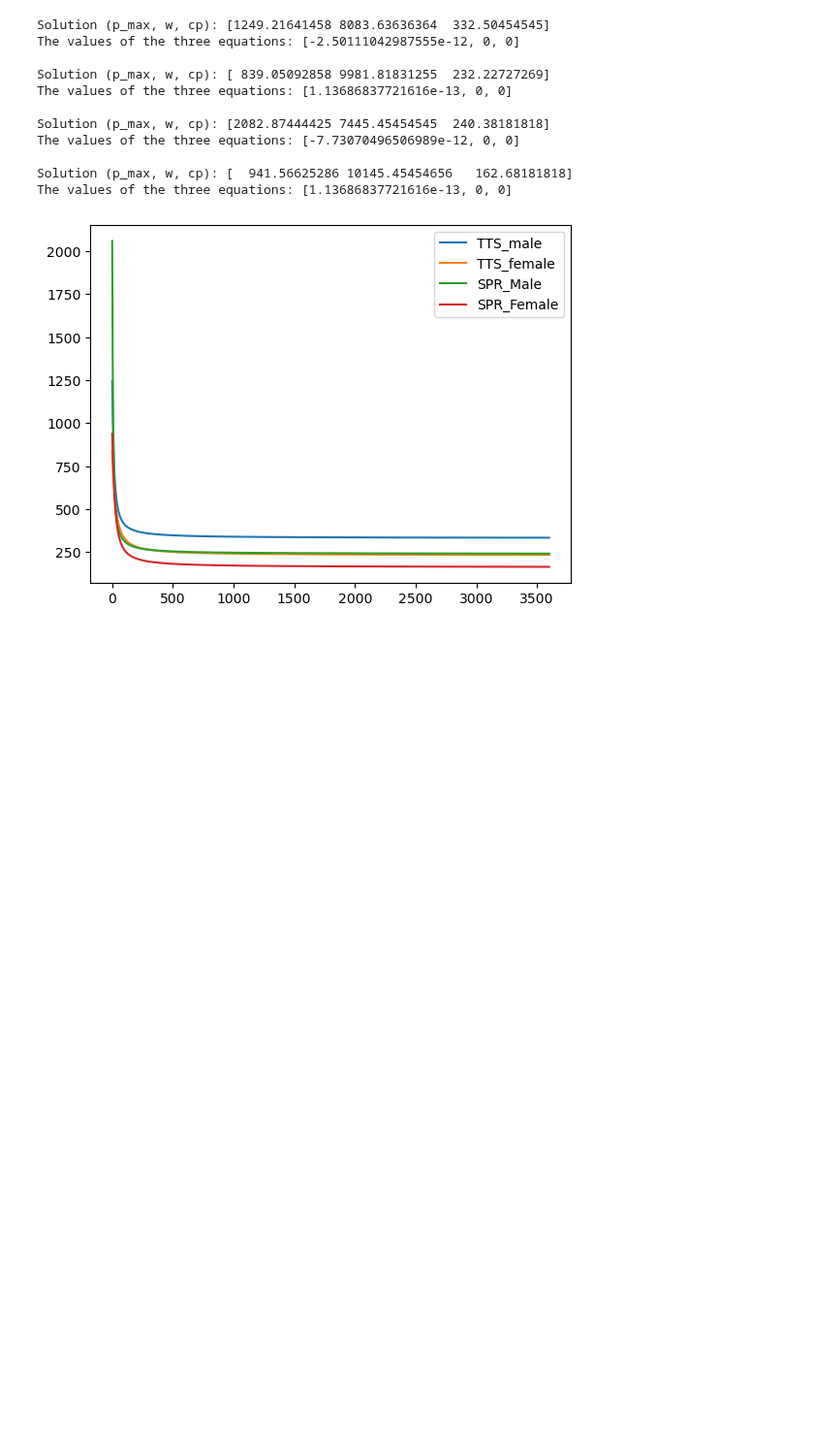
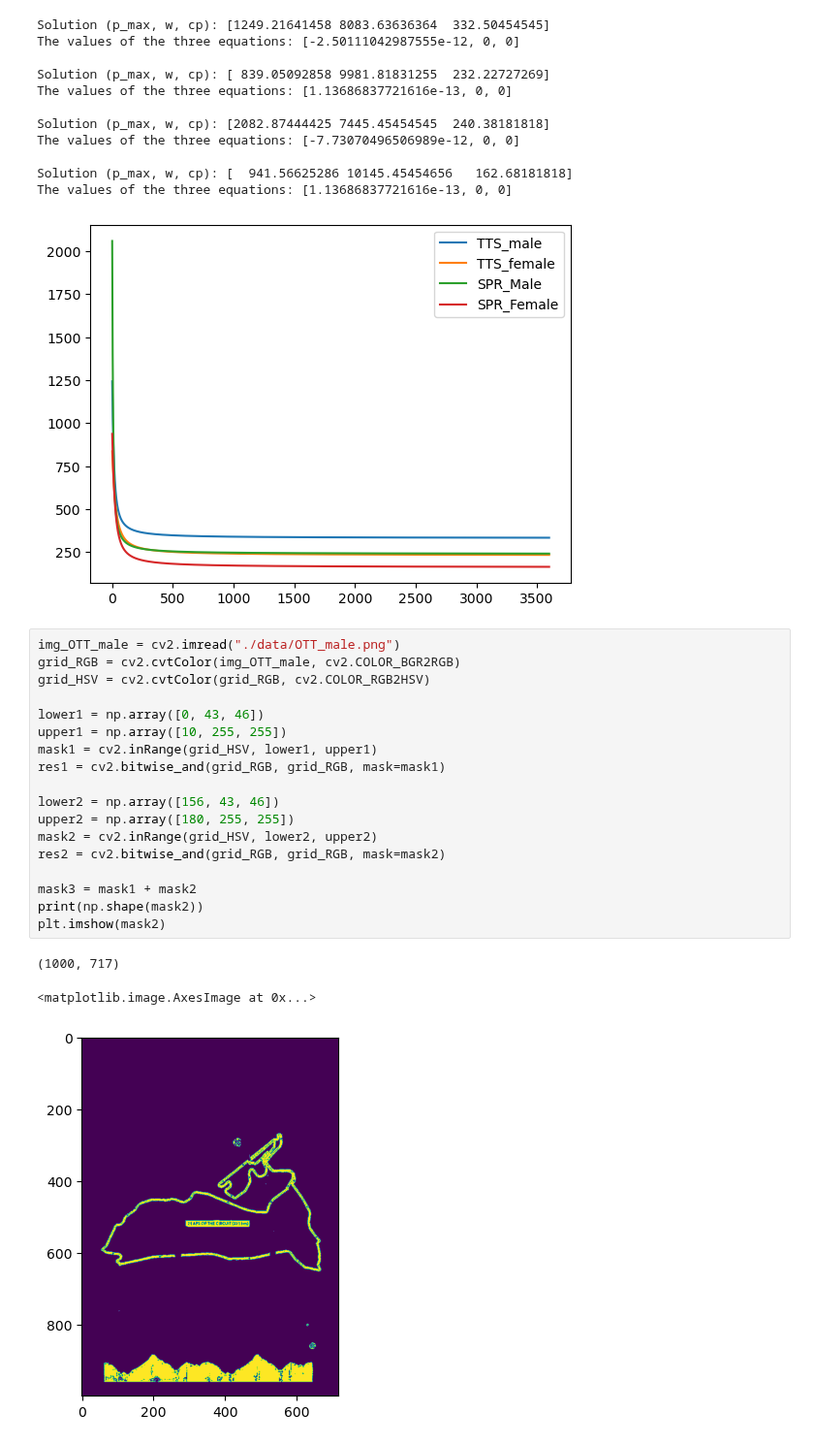
Before and after one commit to SILENT-GUO/MCM_works, a Jupyter notebook: 2022TaskA/Task1.ipynb, the cells around one changed output. Shown at 97% size. Saved outputs shown, nothing was run; the diff lists cells and outputs as text; blank space fills up the shorter version.

```diff
--- a/2022TaskA/Task1.ipynb
+++ b/2022TaskA/Task1.ipynb
@@ -74,3 +79,25 @@ The values of the three equations: [-7.73070496506989e-12, 0, 0]
 Solution (p_max, w, cp): [  941.56625286 10145.45454656   162.68181818]
 The values of the three equations: [1.13686837721616e-13, 0, 0]
 [figure]
+# %%
+img_OTT_male = cv2.imread("./data/OTT_male.png")
+grid_RGB = cv2.cvtColor(img_OTT_male, cv2.COLOR_BGR2RGB)
+grid_HSV = cv2.cvtColor(grid_RGB, cv2.COLOR_RGB2HSV)
+
+lower1 = np.array([0, 43, 46])
+upper1 = np.array([10, 255, 255])
+mask1 = cv2.inRange(grid_HSV, lower1, upper1)
+res1 = cv2.bitwise_and(grid_RGB, grid_RGB, mask=mask1)
+
+lower2 = np.array([156, 43, 46])
+upper2 = np.array([180, 255, 255])
+mask2 = cv2.inRange(grid_HSV, lower2, upper2)
+res2 = cv2.bitwise_and(grid_RGB, grid_RGB, mask=mask2)
+
+mask3 = mask1 + mask2
+print(np.shape(mask2))
+plt.imshow(mask2)
+# %% [output]
+(1000, 717)
+<matplotlib.image.AxesImage at 0x...>
+[figure, added]
```
Also changed, not shown: parts of 2 cells of this notebook, 5 other files.
